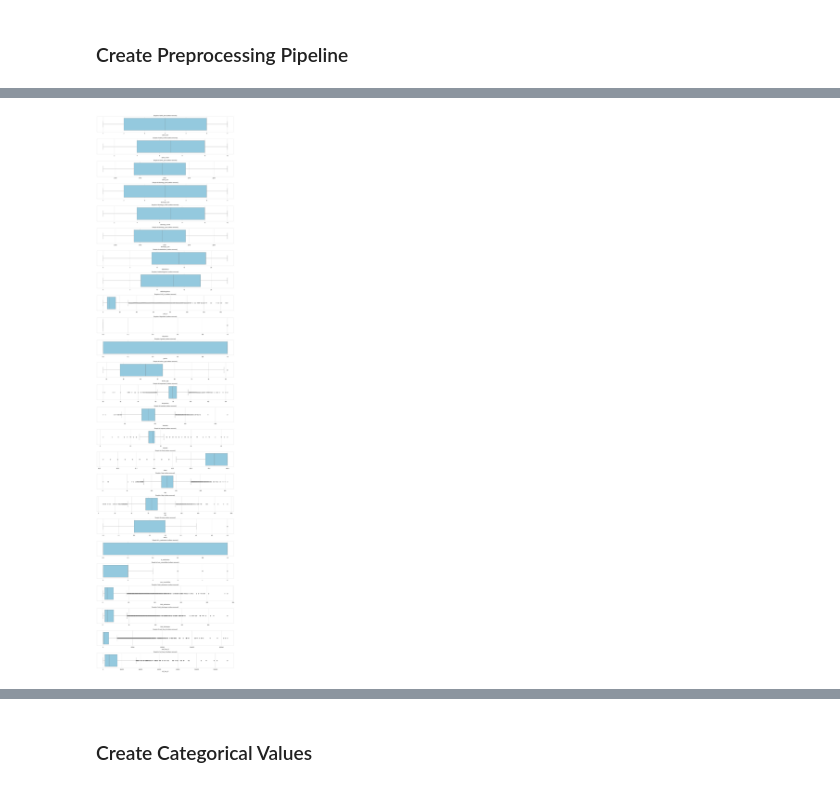
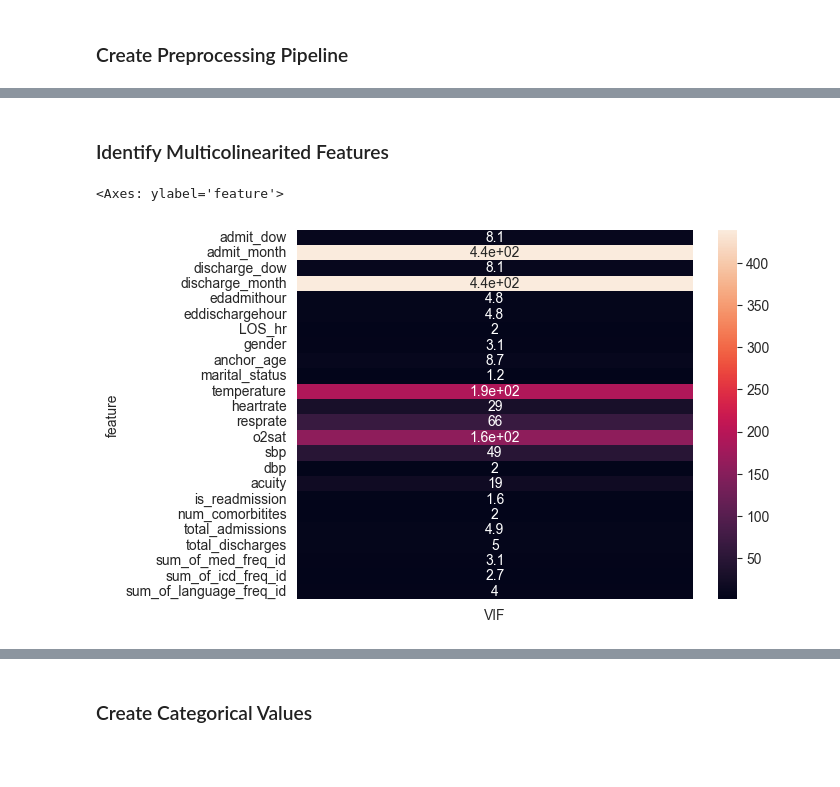
Before and after one commit to leetheoiv/Readmission-Risk-Prediction, a Jupyter notebook: Substance_Abuse_ML_Model.ipynb, the cells around one changed output, grey strips where cells are left out. Saved outputs shown, nothing was run; the diff lists cells and outputs as text; code cells hidden in the pictures; blank space fills up the shorter version.

Commit message:
Currently working on data preprocessing: - Identified most important features in model prediciton

```diff
--- a/Substance_Abuse_ML_Model.ipynb
+++ b/Substance_Abuse_ML_Model.ipynb
@@ -587,29 +596,23 @@ Index(['subject_id', 'stay_id', 'hadm_id', 'readmit_stay_id', 'edadmitdate',
-# %%
-# use basic IQR method to remove outliers
-train_df_outliers_removed = train_df_cleaned.copy()
-
-train_df_outliers_removed.drop([
-    'is_married','Black/African','American Indian/Alask Native', 'Portueguese', 'Cuban', 'Puerto Rican',
-    'African American', 'Unknown', 'Hispanic or Latino', 'Honduran', '90s','80s', '70s', '60s', '50s', '40s', '30s', '20s', '10s'
-],axis=1,inplace=True)
-numeric_cols = train_df_outliers_removed.drop(['subject_id','stay_id','hadm_id','readmit_stay_id'],axis=1).select_dtypes(include=['int64', 'Int64', 'float64']).columns
-# Apply IQR filtering
-for col in numeric_cols:
-    Q1 = train_df_outliers_removed[col].quantile(0.01)
-    Q3 = train_df_outliers_removed[col].quantile(0.99)
-    IQR = Q3 - Q1
-    lower_bound = Q1 - 1.5 * IQR
-    upper_bound = Q3 + 1.5 * IQR
-    train_df_outliers_removed = train_df_outliers_removed[(train_df_outliers_removed[col] >= lower_bound) & (train_df_outliers_removed[col] <= upper_bound)]
-
-# Plot boxplots for the cleaned data
-plt.figure(figsize=(15, 60))
-for i, col in enumerate(numeric_cols, 1):
-    plt.subplot(len(numeric_cols), 1, i)
-    sns.boxplot(x=train_df_outliers_removed[col], color='skyblue')
-    plt.title(f'Boxplot of {col} (outliers removed)', fontsize=10)
-    plt.tight_layout()
-
-plt.show()
-# %% [output]
-[figure, removed]
+# %% [markdown]
+### Identify Multicolinearited Features
+# %%
+# Variables that are linearly correlated with each other may be communicating the same information. So, I can just identify them in advance and remove them from the analysis or I can combine them into one variable all together.
+from statsmodels.stats.outliers_influence import variance_inflation_factor
+
+
+features = train_df_cleaned.select_dtypes(include='number').drop(columns=['subject_id','stay_id','hadm_id','readmit_stay_id'])
+X = features.values
+
+# VIF DataFrame
+vif_df = pd.DataFrame()
+# calculating VIF for each feature
+vif_df['feature'] = features.columns
+vif_df.set_index('feature', inplace=True)
+vif_df["VIF"] = [round(variance_inflation_factor(X, i),1)
+                          for i,value in enumerate(features)]
+# %%
+# Plot Heat Map
+sns.heatmap(vif_df,annot=True)
+# %% [output]
+<Axes: ylabel='feature'>
+[figure, added]
```
Also changed, not shown: parts of 30 cells of this notebook.
